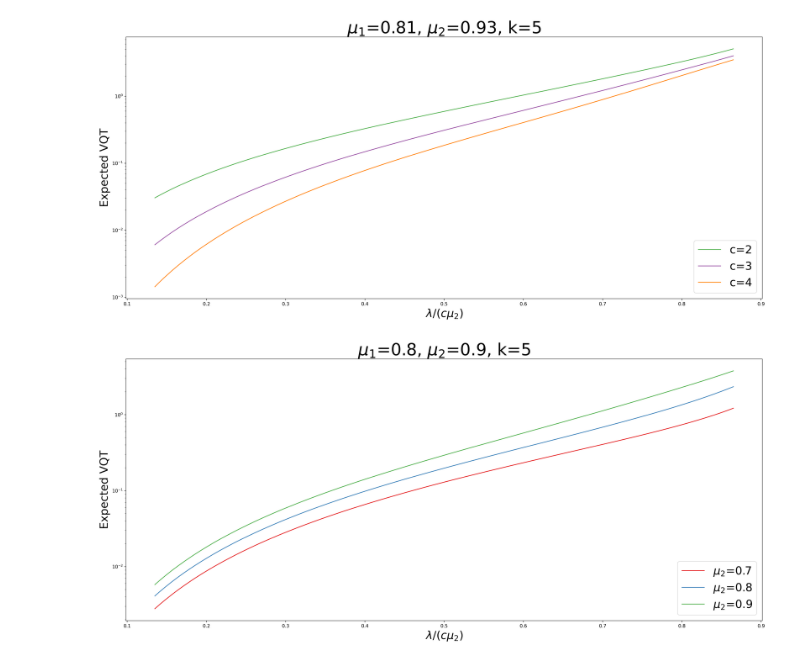
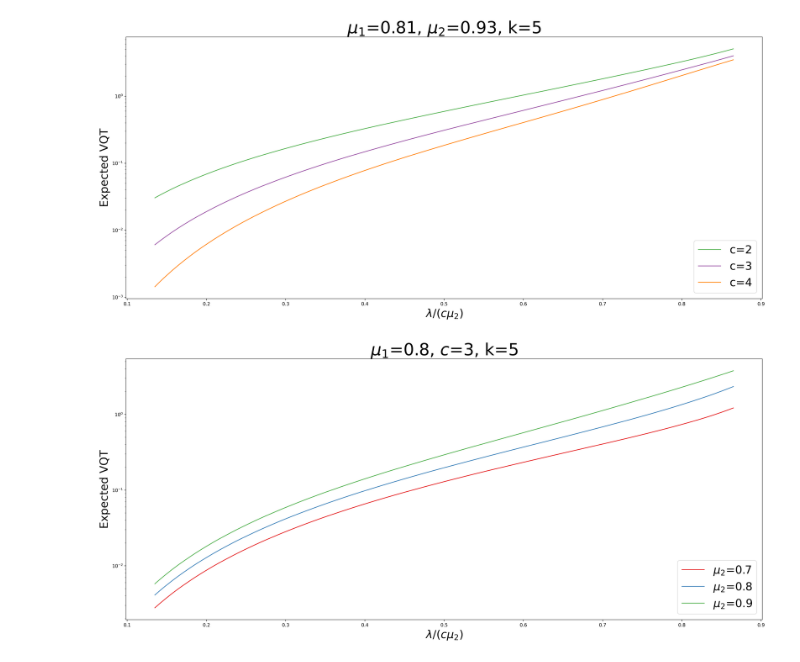
Before and after one commit to brdauria/VQTPlot, a Jupyter notebook: workload.ipynb, the cells around one changed output. Cells and saved outputs as stored; diff of their text form; code cells hidden in the pictures.

Commit message:
fix title in mean graph

```diff
--- a/workload.ipynb
+++ b/workload.ipynb
@@ -360,24 +360,24 @@ mean_graph(save=False)
 # %%
 def add_mean_graph(c=3, μ1=0.8, k=5, title=True, save=False):
     μ2range = [0.7,0.8,0.9]
     xpoints = np.linspace(start=0.135, stop=0.865, num=100)
     cmap = plt.get_cmap('Set1')
     plt.figure(figsize=(20, 9), dpi=300, constrained_layout=True)
     plt.yscale('log')
     for ix, μ2 in enumerate(μ2range):
         meanPoints = [VQT(c, x*c*μ2, μ1, μ2, k)[2] for x in xpoints]
         plt.plot(xpoints, meanPoints,  label=f'$\mu_2$={μ2}', color=cmap(ix)) # plot mean VQT
     plt.ylabel('Expected VQT',fontsize=24)
     plt.xlabel('$\lambda/(c\mu_2)$',fontsize=24)
     plt.legend(loc=4, fontsize=24)
-    if title: plt.title(f'$\mu_1$={μ1}, $\mu_2$={μ2}, k={k}', fontsize=36)
+    if title: plt.title(f'$\mu_1$={μ1}, $c$={c}, k={k}', fontsize=36)
     if save: # save picture to file
         # basedir = os.path.expanduser("~") + '/Desktop/' # put pictures in Desktop folder
         basedir = os.path.join(os.getcwd(),"img")
         filename = f'vqt_mean_lM_c{c}_m{μ1}_k{k}'
         plt.savefig(os.path.join(basedir, filename + ".pdf"), dpi=300)
         plt.savefig(os.path.join(basedir, filename +".jpeg"), dpi=300, format='JPG')
     plt.show()
-add_mean_graph(save=False)
+add_mean_graph(save=True)
 # %% [output]
-[figure, old version]
+[figure, new version]
```
